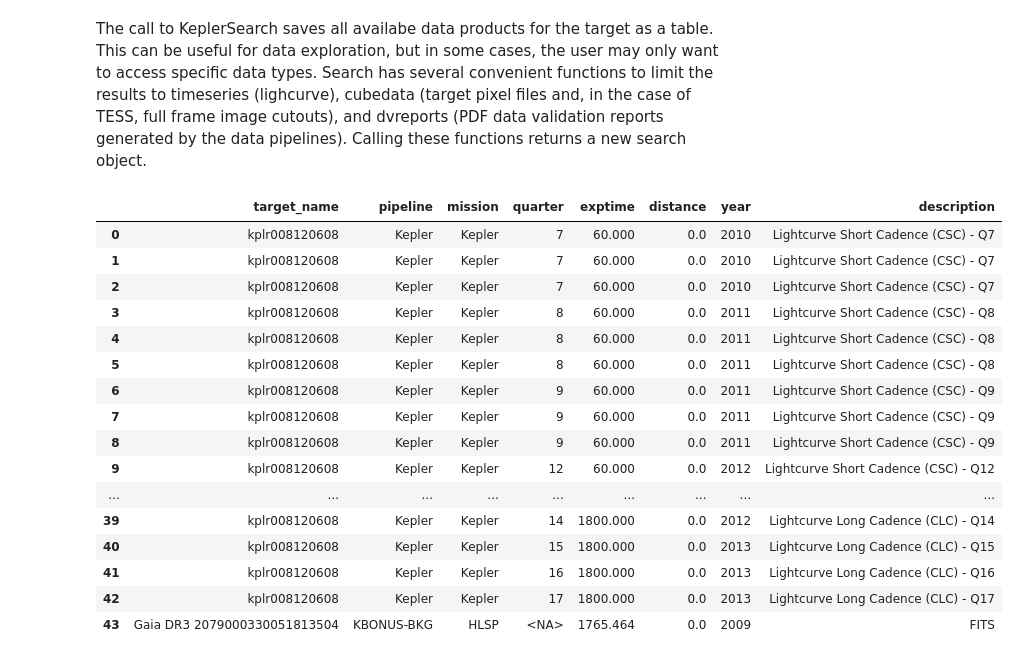
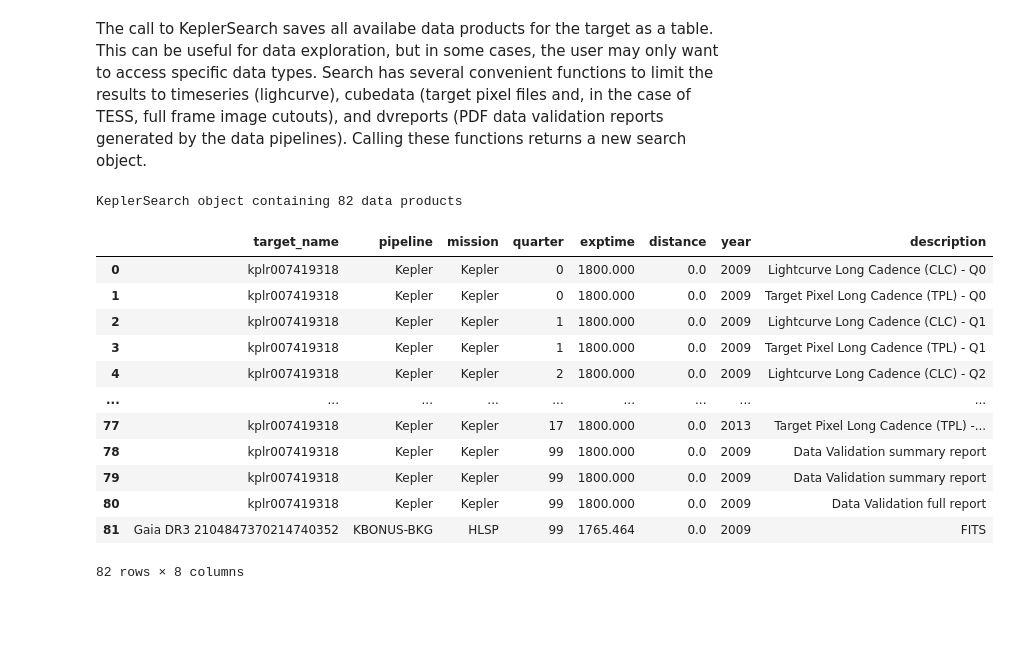
Before and after one commit to lightkurve/lksearch, a Jupyter notebook: docs/tutorials/Example_searches.ipynb, the cells around one changed output. Cells and saved outputs as stored; diff of their text form; code cells hidden in the pictures; blank space fills up the shorter version.

```diff
--- a/docs/tutorials/Example_searches.ipynb
+++ b/docs/tutorials/Example_searches.ipynb
@@ -188,23 +221,20 @@ newlk_search.search.TESSSearch
 The call to KeplerSearch saves all availabe data products for the target as a table. This can be useful for data exploration, but in some cases, the user may only want to access specific data types. Search has several convenient functions to limit the results to timeseries (lighcurve), cubedata (target pixel files and, in the case of TESS, full frame image cutouts), and dvreports (PDF data validation reports generated by the data pipelines). Calling these functions returns a new search object.
 # %%
 # What timeseries data is available?
-lcs = Kep186.timeseries
-lcs
+kep137 = KeplerSearch('Kepler 137')
+kep137
 # %% [output]
+KeplerSearch object containing 82 data products
 |  | target_name | pipeline | mission | quarter | exptime | distance | year | description |
-| 0 | kplr008120608 | Kepler | Kepler | 7 | 60.000 | 0.0 | 2010 | Lightcurve Short Cadence (CSC) - Q7 |
-| 1 | kplr008120608 | Kepler | Kepler | 7 | 60.000 | 0.0 | 2010 | Lightcurve Short Cadence (CSC) - Q7 |
-| 2 | kplr008120608 | Kepler | Kepler | 7 | 60.000 | 0.0 | 2010 | Lightcurve Short Cadence (CSC) - Q7 |
-| 3 | kplr008120608 | Kepler | Kepler | 8 | 60.000 | 0.0 | 2011 | Lightcurve Short Cadence (CSC) - Q8 |
-| 4 | kplr008120608 | Kepler | Kepler | 8 | 60.000 | 0.0 | 2011 | Lightcurve Short Cadence (CSC) - Q8 |
-| 5 | kplr008120608 | Kepler | Kepler | 8 | 60.000 | 0.0 | 2011 | Lightcurve Short Cadence (CSC) - Q8 |
-| 6 | kplr008120608 | Kepler | Kepler | 9 | 60.000 | 0.0 | 2011 | Lightcurve Short Cadence (CSC) - Q9 |
-| 7 | kplr008120608 | Kepler | Kepler | 9 | 60.000 | 0.0 | 2011 | Lightcurve Short Cadence (CSC) - Q9 |
-| 8 | kplr008120608 | Kepler | Kepler | 9 | 60.000 | 0.0 | 2011 | Lightcurve Short Cadence (CSC) - Q9 |
-| 9 | kplr008120608 | Kepler | Kepler | 12 | 60.000 | 0.0 | 2012 | Lightcurve Short Cadence (CSC) - Q12 |
+| 0 | kplr007419318 | Kepler | Kepler | 0 | 1800.000 | 0.0 | 2009 | Lightcurve Long Cadence (CLC) - Q0 |
+| 1 | kplr007419318 | Kepler | Kepler | 0 | 1800.000 | 0.0 | 2009 | Target Pixel Long Cadence (TPL) - Q0 |
+| 2 | kplr007419318 | Kepler | Kepler | 1 | 1800.000 | 0.0 | 2009 | Lightcurve Long Cadence (CLC) - Q1 |
+| 3 | kplr007419318 | Kepler | Kepler | 1 | 1800.000 | 0.0 | 2009 | Target Pixel Long Cadence (TPL) - Q1 |
+| 4 | kplr007419318 | Kepler | Kepler | 2 | 1800.000 | 0.0 | 2009 | Lightcurve Long Cadence (CLC) - Q2 |
 | ... | ... | ... | ... | ... | ... | ... | ... | ... |
-| 39 | kplr008120608 | Kepler | Kepler | 14 | 1800.000 | 0.0 | 2012 | Lightcurve Long Cadence (CLC) - Q14 |
-| 40 | kplr008120608 | Kepler | Kepler | 15 | 1800.000 | 0.0 | 2013 | Lightcurve Long Cadence (CLC) - Q15 |
-| 41 | kplr008120608 | Kepler | Kepler | 16 | 1800.000 | 0.0 | 2013 | Lightcurve Long Cadence (CLC) - Q16 |
-| 42 | kplr008120608 | Kepler | Kepler | 17 | 1800.000 | 0.0 | 2013 | Lightcurve Long Cadence (CLC) - Q17 |
-| 43 | Gaia DR3 2079000330051813504 | KBONUS-BKG | HLSP | <NA> | 1765.464 | 0.0 | 2009 | FITS |
+| 77 | kplr007419318 | Kepler | Kepler | 17 | 1800.000 | 0.0 | 2013 | Target Pixel Long Cadence (TPL) -... |
+| 78 | kplr007419318 | Kepler | Kepler | 99 | 1800.000 | 0.0 | 2009 | Data Validation summary report |
+| 79 | kplr007419318 | Kepler | Kepler | 99 | 1800.000 | 0.0 | 2009 | Data Validation summary report |
+| 80 | kplr007419318 | Kepler | Kepler | 99 | 1800.000 | 0.0 | 2009 | Data Validation full report |
+| 81 | Gaia DR3 2104847370214740352 | KBONUS-BKG | HLSP | 99 | 1765.464 | 0.0 | 2009 | FITS |
+82 rows × 8 columns
```
Also changed, not shown: parts of 32 cells of this notebook, 1 other file.
